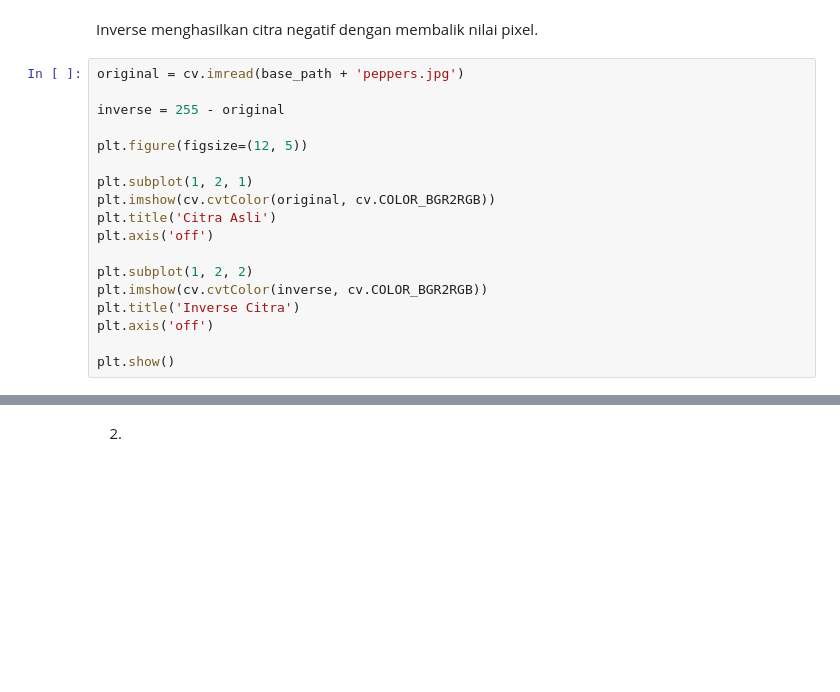
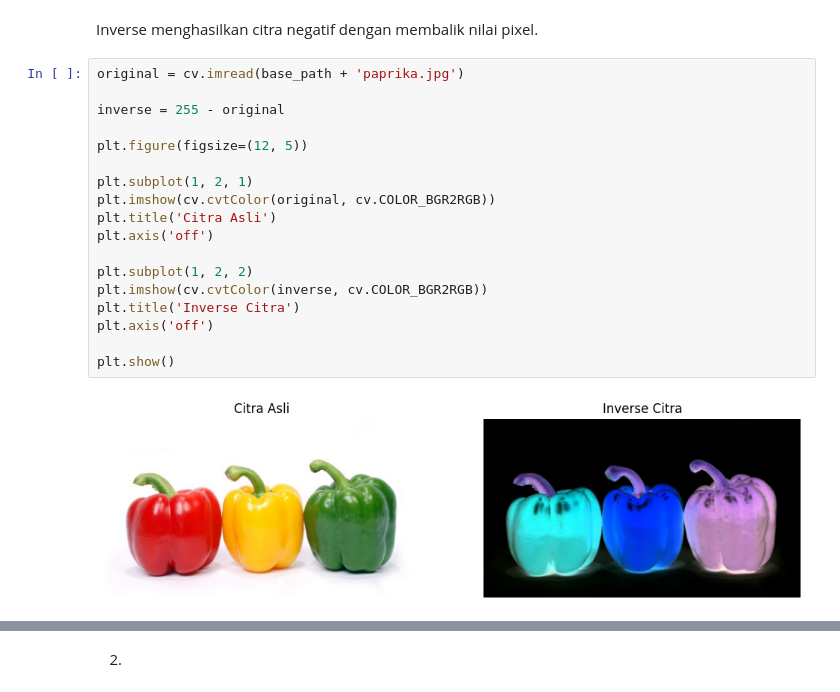
Before and after one commit to andyotani/andyotani-PCVK_Ganjil_26-27, a Jupyter notebook: Jobsheet03/JS03_pcvk.ipynb, the cells around one changed output, grey strips where cells are left out. Saved outputs shown, nothing was run; the diff lists cells and outputs as text; blank space fills up the shorter version.

```diff
--- a/Jobsheet03/JS03_pcvk.ipynb
+++ b/Jobsheet03/JS03_pcvk.ipynb
@@ -116,20 +116,22 @@ TUGAS PRAKTIKUM
 # %% [markdown]
    Inverse menghasilkan citra negatif dengan membalik nilai pixel.
 # %%
-original = cv.imread(base_path + 'peppers.jpg')
+original = cv.imread(base_path + 'paprika.jpg')
 
 inverse = 255 - original
 
 plt.figure(figsize=(12, 5))
 
 plt.subplot(1, 2, 1)
 plt.imshow(cv.cvtColor(original, cv.COLOR_BGR2RGB))
 plt.title('Citra Asli')
 plt.axis('off')
 
 plt.subplot(1, 2, 2)
 plt.imshow(cv.cvtColor(inverse, cv.COLOR_BGR2RGB))
 plt.title('Inverse Citra')
 plt.axis('off')
 
 plt.show()
+# %% [output]
+[figure, added]
```
Also changed, not shown: parts of 22 cells of this notebook.
